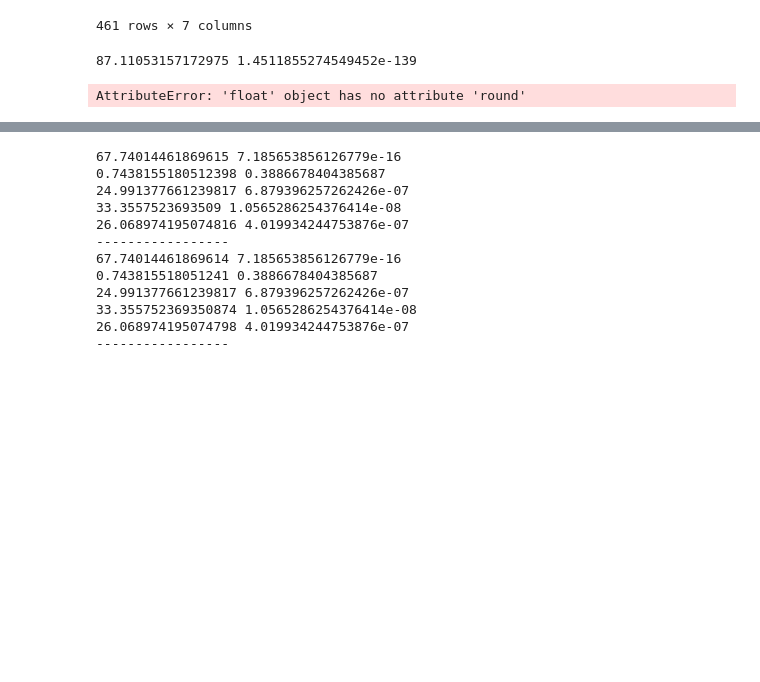
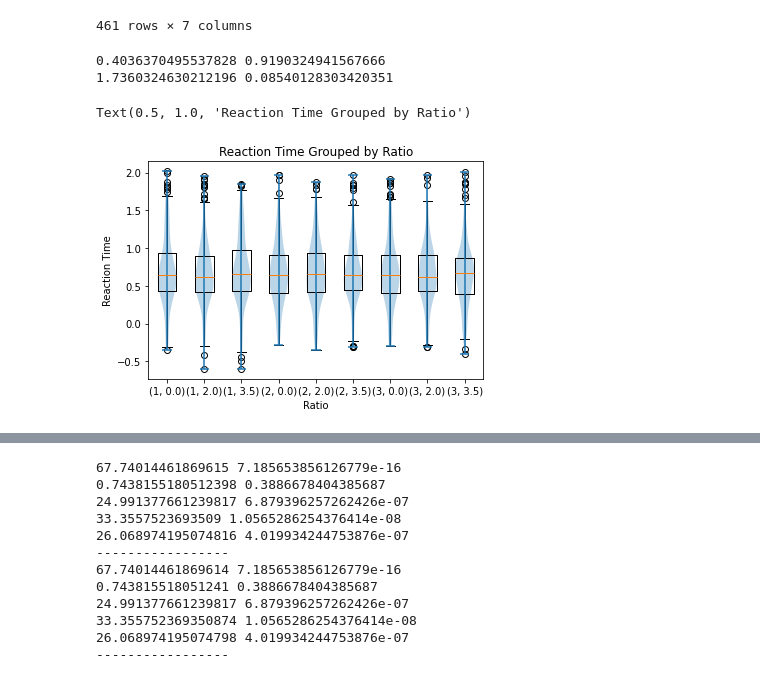
Before and after one commit to ZHTis/count, a Jupyter notebook: datacolin/datacolin.ipynb, the cells around one changed output, grey strips where cells are left out. Cells and saved outputs as stored; diff of their text form; code cells hidden in the pictures; blank space fills up the shorter version.

```diff
--- a/datacolin/datacolin.ipynb
+++ b/datacolin/datacolin.ipynb
@@ -115,35 +115,47 @@ for i in range(0,len(df_pon_behaviorC)):
     r['name'] = df_pon_behaviorC[i]['filename']
     r_ = rtlist_(i)[1].copy()
     r_['name'] = df_pon_behaviorC[i]['filename']
     if i==0:
         r98 = r
         r0 = r_
     else:
         r98 = pd.concat([r98,r])
         r0 = pd.concat([r0  ,r_])
 
-groupkeys ='ratio'
+groupkeys = ['camID','camNeck']
 #'isCorrect'
 #['camID','camNeck']
 r98 = r98.copy().groupby(groupkeys)['rT']
 keys = list(r98.groups.keys())
 x = []
 for i in range(0,len(keys)):
     x.append( r98.get_group(keys[i]).to_numpy())
 x = np.array(x)
 
+r0 = r0.copy().groupby(groupkeys)['rT']
+keys = list(r0.groups.keys())
+x_ = []
+for i in range(0,len(keys)):
+    x_.append( r0.get_group(keys[i]).to_numpy())
+x_ = np.array(x_)
+
 f,p = stats.f_oneway(*x)
 print(f,p)
+f,p = stats.f_oneway(*x_)
+print(f,p)
 
+#keys = [round(keys[i],2) for i in range(0,len(keys))]
 keys = [str(i) for i in keys]
 fig,ax = plt.subplots()
 ax.boxplot(x)
 ax.violinplot(x)
-ax.set_xlabel('Choices')
+ax.set_xlabel('Ratio')
 ax.set_ylabel('Reaction Time')
 ax.set_xticks(range(1,1+len(keys)))
 ax.set_xticklabels(keys)
-ax.set_title('Reaction Time Grouped by Choices')
+ax.set_title('Reaction Time Grouped by Ratio')
 # %% [output]
-87.11053157172975 1.4511855274549452e-139
+0.4036370495537828 0.9190324941567666
+1.7360324630212196 0.08540128303420351
-AttributeError: 'float' object has no attribute 'round'
+Text(0.5, 1.0, 'Reaction Time Grouped by Ratio')
+[figure, added]
```
Also changed, not shown: parts of 1 cell of this notebook.
